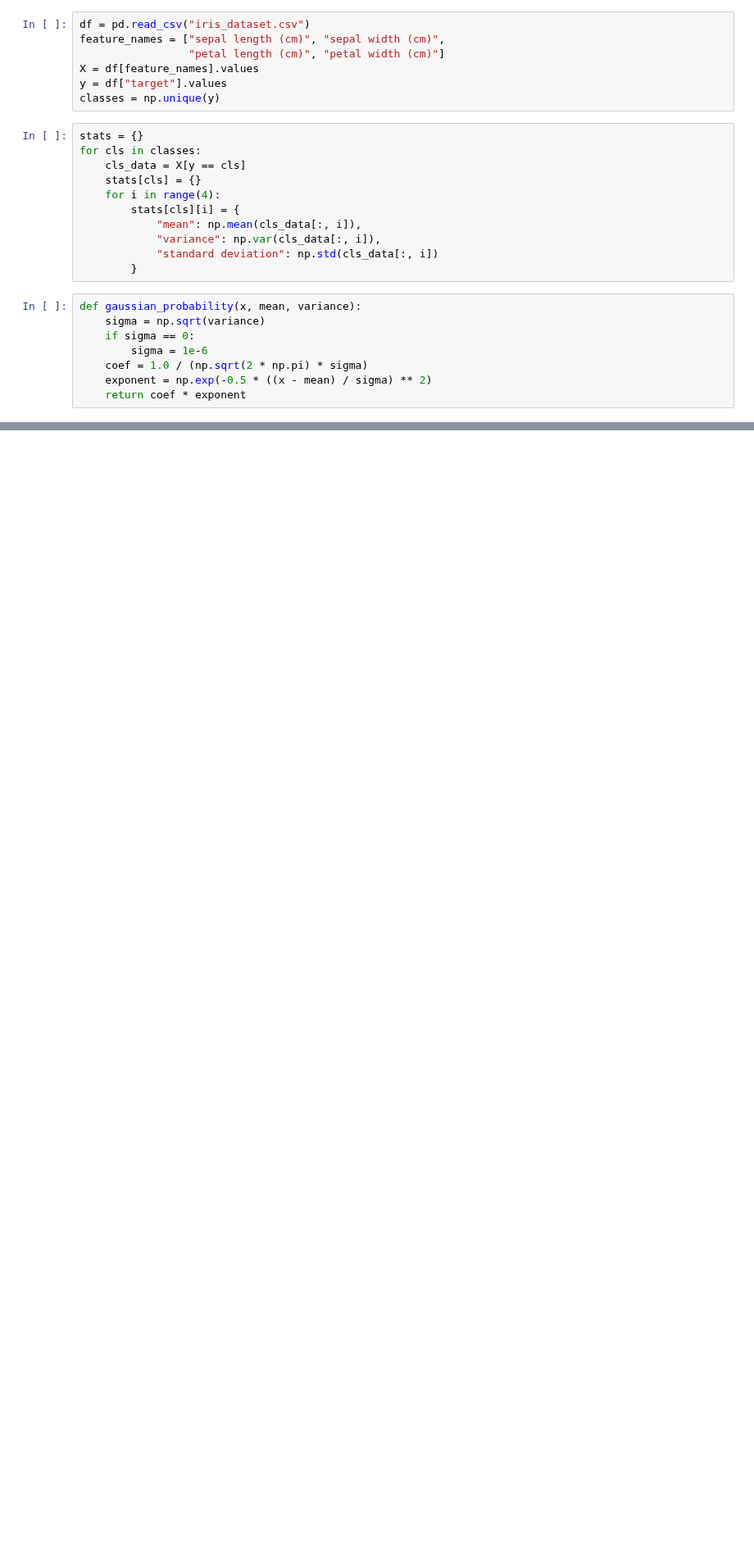
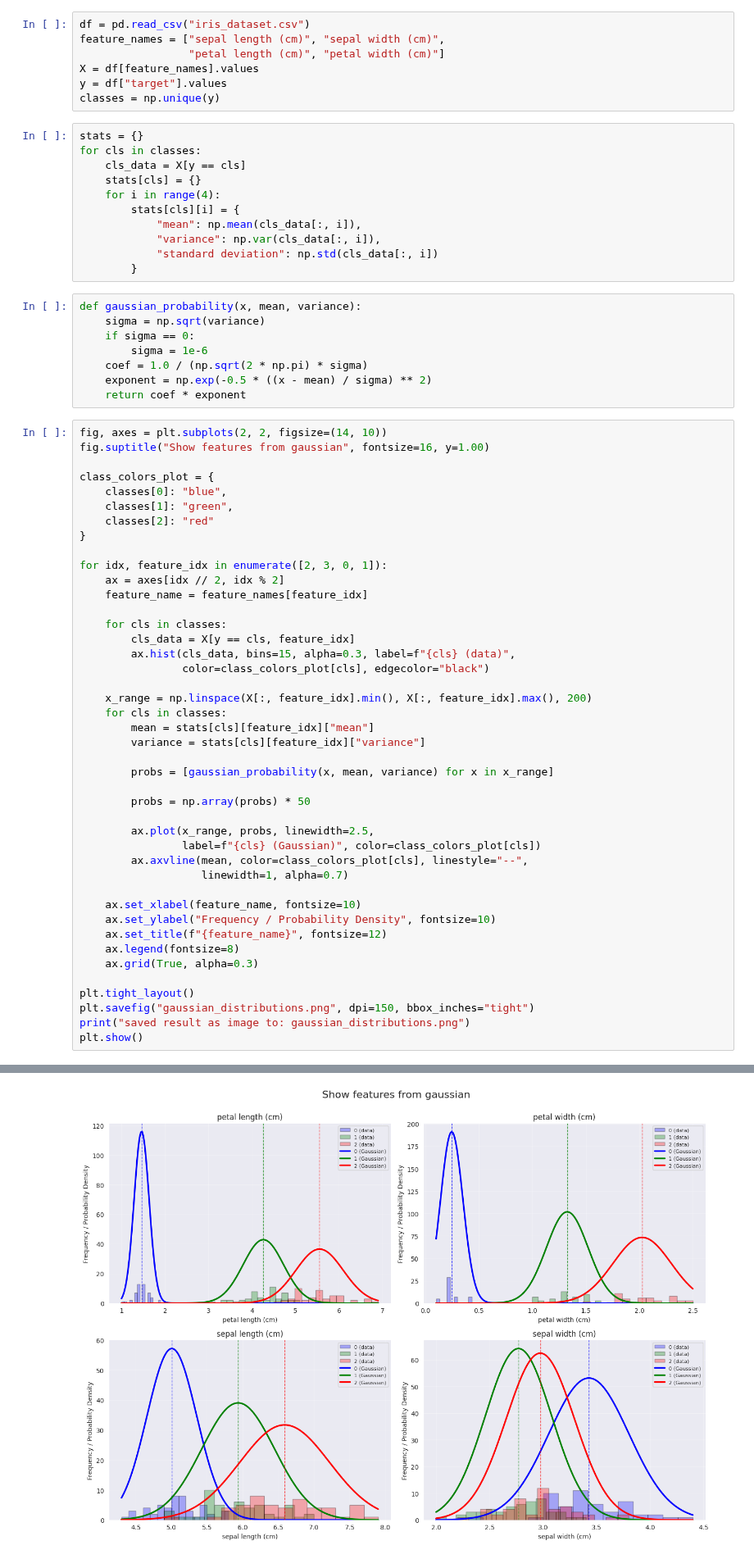
Before and after one commit to Mohammadrzn/maktab-HW, a Jupyter notebook: HW_05_Rezanejad/HW_05_Rezanejad_Q7.ipynb, the cells around one changed output, grey strips where cells are left out. Shown at 82% size. Cells and saved outputs as stored; diff of their text form; blank space fills up the shorter version.

Commit message:
Visualize data and save result as image from gaussian_probability function

```diff
--- a/HW_05_Rezanejad/HW_05_Rezanejad_Q7.ipynb
+++ b/HW_05_Rezanejad/HW_05_Rezanejad_Q7.ipynb
@@ -28,3 +28,47 @@ def gaussian_probability(x, mean, variance):
     coef = 1.0 / (np.sqrt(2 * np.pi) * sigma)
     exponent = np.exp(-0.5 * ((x - mean) / sigma) ** 2)
     return coef * exponent
+# %%
+fig, axes = plt.subplots(2, 2, figsize=(14, 10))
+fig.suptitle("Show features from gaussian", fontsize=16, y=1.00)
+
+class_colors_plot = {
+    classes[0]: "blue",
+    classes[1]: "green",
+    classes[2]: "red"
+}
+
+for idx, feature_idx in enumerate([2, 3, 0, 1]):
+    ax = axes[idx // 2, idx % 2]
+    feature_name = feature_names[feature_idx]
+
+    for cls in classes:
+        cls_data = X[y == cls, feature_idx]
+        ax.hist(cls_data, bins=15, alpha=0.3, label=f"{cls} (data)",
+                color=class_colors_plot[cls], edgecolor="black")
+
+    x_range = np.linspace(X[:, feature_idx].min(), X[:, feature_idx].max(), 200)
+    for cls in classes:
+        mean = stats[cls][feature_idx]["mean"]
+        variance = stats[cls][feature_idx]["variance"]
+
+        probs = [gaussian_probability(x, mean, variance) for x in x_range]
+
+        probs = np.array(probs) * 50
+
+        ax.plot(x_range, probs, linewidth=2.5,
+                label=f"{cls} (Gaussian)", color=class_colors_plot[cls])
+        ax.axvline(mean, color=class_colors_plot[cls], linestyle="--",
+                   linewidth=1, alpha=0.7)
+
+    ax.set_xlabel(feature_name, fontsize=10)
+    ax.set_ylabel("Frequency / Probability Density", fontsize=10)
+    ax.set_title(f"{feature_name}", fontsize=12)
+    ax.legend(fontsize=8)
+    ax.grid(True, alpha=0.3)
+
+plt.tight_layout()
+plt.savefig("gaussian_distributions.png", dpi=150, bbox_inches="tight")
+print("saved result as image to: gaussian_distributions.png")
+plt.show()
+# %% [output]
@@ -30,0 +76 @@ def gaussian_probability(x, mean, variance):
+[figure, added]
```
Also changed, not shown: parts of 1 cell of this notebook.
